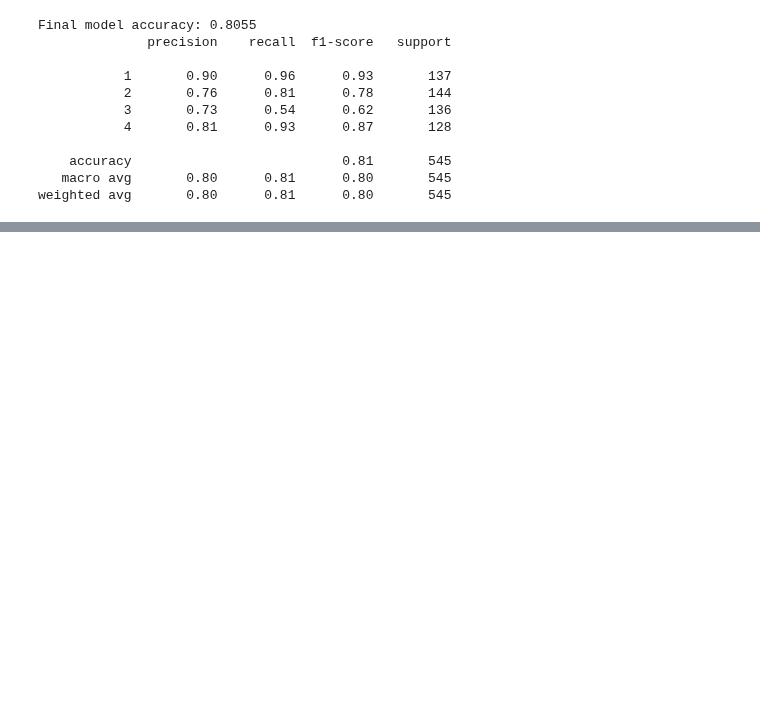
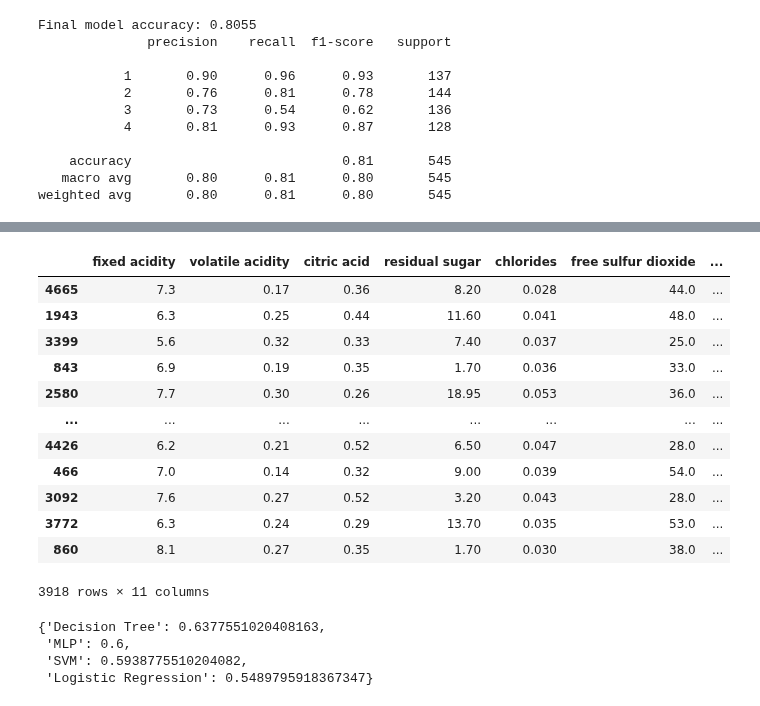
Before and after one commit to maryluuuu/Data-Analytics-Challenge, a Jupyter notebook: final/4.BONUS_separated_dataset_0.80.ipynb, the cells around one changed output, grey strips where cells are left out. Saved outputs shown, nothing was run; the diff lists cells and outputs as text; code cells hidden in the pictures; blank space fills up the shorter version.

```diff
--- a/final/4.BONUS_separated_dataset_0.80.ipynb
+++ b/final/4.BONUS_separated_dataset_0.80.ipynb
@@ -390,0 +421,7 @@ weighted avg       0.80      0.81      0.80       545
+# %%
+df_white['quality'] = df_white['quality'].replace({
+    3: 1, 4: 1,
+    5: 2,
+    6: 3,
+    7: 4, 8: 4, 9: 4
+})
@@ -390,0 +446,18 @@ weighted avg       0.80      0.81      0.80       545
+# %%
+X_train, X_test, y_train, y_test = train_test_split(X, y, test_size=0.2, random_state = 42, shuffle= True)
+
+X_train
+# %% [output]
+|  | fixed acidity | volatile acidity | citric acid | residual sugar | chlorides | free sulfur dioxide | ... |
+| 4665 | 7.3 | 0.17 | 0.36 | 8.20 | 0.028 | 44.0 | ... |
+| 1943 | 6.3 | 0.25 | 0.44 | 11.60 | 0.041 | 48.0 | ... |
+| 3399 | 5.6 | 0.32 | 0.33 | 7.40 | 0.037 | 25.0 | ... |
+| 843 | 6.9 | 0.19 | 0.35 | 1.70 | 0.036 | 33.0 | ... |
+| 2580 | 7.7 | 0.30 | 0.26 | 18.95 | 0.053 | 36.0 | ... |
+| ... | ... | ... | ... | ... | ... | ... | ... |
+| 4426 | 6.2 | 0.21 | 0.52 | 6.50 | 0.047 | 28.0 | ... |
+| 466 | 7.0 | 0.14 | 0.32 | 9.00 | 0.039 | 54.0 | ... |
+| 3092 | 7.6 | 0.27 | 0.52 | 3.20 | 0.043 | 28.0 | ... |
+| 3772 | 6.3 | 0.24 | 0.29 | 13.70 | 0.035 | 53.0 | ... |
+| 860 | 8.1 | 0.27 | 0.35 | 1.70 | 0.030 | 38.0 | ... |
+3918 rows × 11 columns
@@ -390,0 +477,28 @@ weighted avg       0.80      0.81      0.80       545
+# %%
+results = {}
+
+for name, model in models.items():
+    if name == 'Decision Tree':
+
+        model.fit(X_train, y_train)
+        y_pred = model.predict(X_test)
+
+        acc = accuracy_score(y_test, y_pred)
+        results[name] = acc
+    else:
+
+        model.fit(X_train_scaled, y_train)
+        y_pred = model.predict(X_test_scaled)
+
+        acc = accuracy_score(y_test, y_pred)
+        results[name] = acc
+
+
+# sort the map results by accuracy
+results = dict(sorted(results.items(), key=lambda item: item[1], reverse=True))
+results
+# %% [output]
+{'Decision Tree': 0.6377551020408163,
+ 'MLP': 0.6,
+ 'SVM': 0.5938775510204082,
+ 'Logistic Regression': 0.5489795918367347}
```
Also changed, not shown: parts of 15 cells of this notebook, 2 other files.
